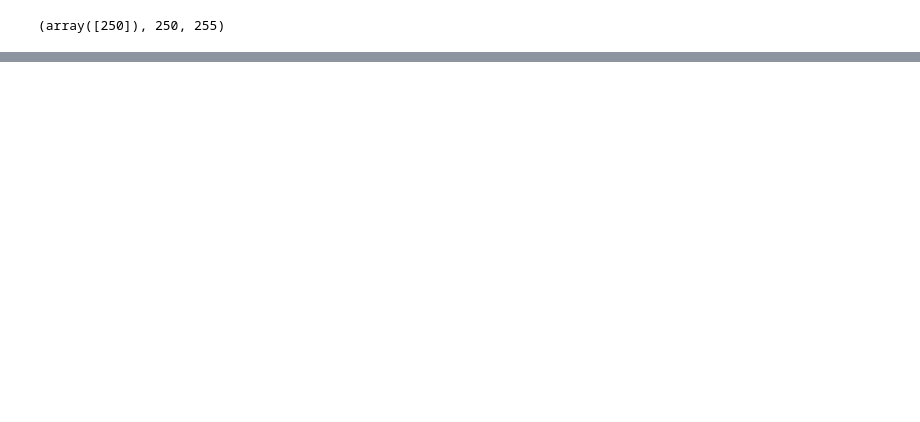
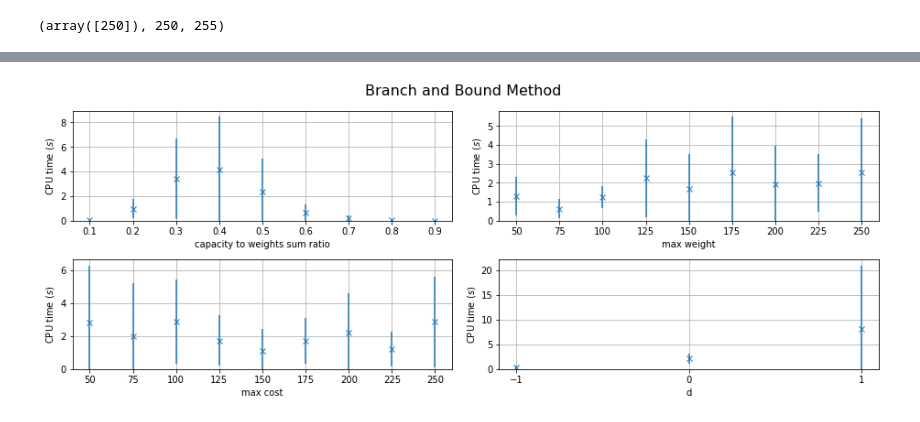
Before and after one commit to podondra/knapsack-problem, a Jupyter notebook: Analysis of Methods for Solving the Knapsack Problem.ipynb, the cells around one changed output, grey strips where cells are left out. Drawn from its saved outputs; the diff is of its cells as text; code cells hidden in the pictures; blank space fills up the shorter version.

```diff
--- a/Analysis of Methods for Solving the Knapsack Problem.ipynb
+++ b/Analysis of Methods for Solving the Knapsack Problem.ipynb
@@ -462,0 +439,9 @@ for title, index in [('Brute Force', 'brute_force_time'),
+# %%
+# items = 30
+# exp_30_df = generate_instances(m_ws_ratios, max_weights, max_costs, ds, size=10, items=items)
+# time_instances(knap.branch_and_bound, [items], exp_30_df, 'branch_and_bound_time')
+# exp_30_df.to_csv('data/exp-30-backup.csv')
+experimental_plot(exp_30_df, 'branch_and_bound_time', 'Branch and Bound Method', ylim=True)
+pyplot.savefig('img/branch_and_bound_exp.pdf')
+# %% [output]
+[figure, added]
```
Also changed, not shown: parts of 20 cells of this notebook, 19 other files.
